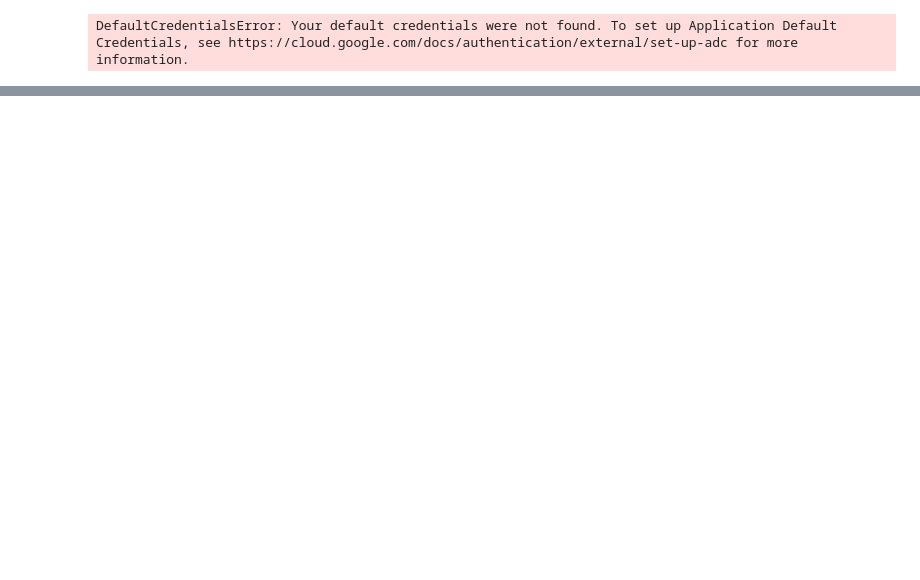
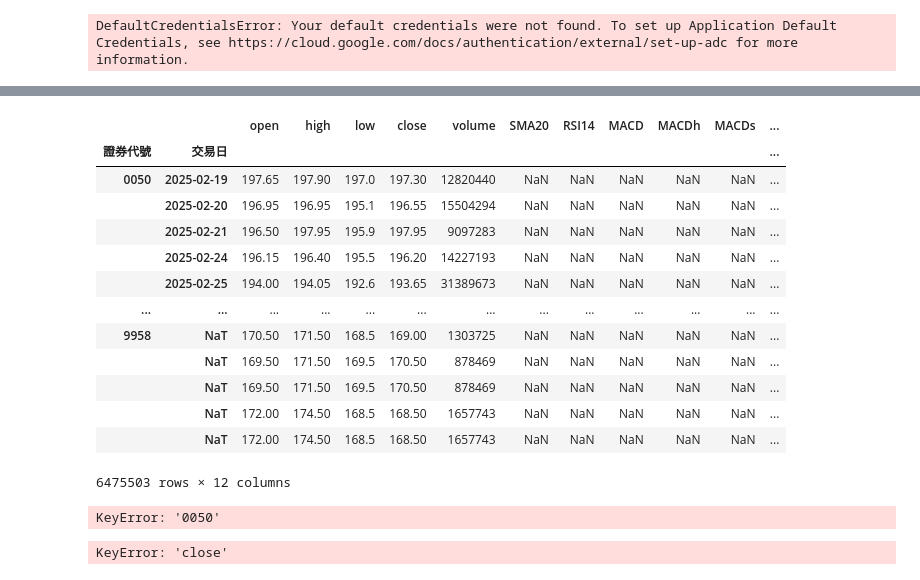
Before and after one commit to ifurther/Stocker, a Jupyter notebook: Stocker_analyze.ipynb, the cells around one changed output, grey strips where cells are left out. Cells and saved outputs as stored; diff of their text form; code cells hidden in the pictures; blank space fills up the shorter version.

Commit message:
main: fix crewle error

```diff
--- a/Stocker_analyze.ipynb
+++ b/Stocker_analyze.ipynb
@@ -280,0 +236,5 @@ Stocker2.data
+# %%
+Stocker2.data_ta = Stocker2.data[['開盤價', '最高價', '最低價', '收盤價', '成交股數']].copy()
+Stocker2.data_ta.columns = ['open', 'high', 'low', 'close', 'volume']
+# %%
+Stocker2.data_ta = Stocker2.data_ta.swaplevel('交易日', '證券代號').sort_index()
@@ -280,0 +258,34 @@ Stocker2.data
+# %%
+def add_indicators(df_group):
+    df_group = df_group.copy()
+    df_group['SMA20'] = ta.sma(df_group['close'], length=20)
+    df_group['RSI14'] = ta.rsi(df_group['close'], length=14)
+    macd = ta.macd(df_group['close'])
+    df_group['MACD'] = macd['MACD_12_26_9']
+    df_group['MACDh'] = macd['MACDh_12_26_9']
+    df_group['MACDs'] = macd['MACDs_12_26_9']
+    kd = ta.stoch(df_group['high'], df_group['low'], df_group['close'])
+    df_group['K'] = kd['STOCHk_14_3_3']
+    df_group['D'] = kd['STOCHd_14_3_3']
+    return df_group
+# %%
+add_indicators(Stocker2.data_ta)
+# %% [output]
+|  |  | open | high | low | close | volume | SMA20 | RSI14 | MACD | MACDh | MACDs | ... |
+| 證券代號 | 交易日 |  |  |  |  |  |  |  |  |  |  | ... |
+| 0050 | 2025-02-19 | 197.65 | 197.90 | 197.0 | 197.30 | 12820440 | NaN | NaN | NaN | NaN | NaN | ... |
+|  | 2025-02-20 | 196.95 | 196.95 | 195.1 | 196.55 | 15504294 | NaN | NaN | NaN | NaN | NaN | ... |
+|  | 2025-02-21 | 196.50 | 197.95 | 195.9 | 197.95 | 9097283 | NaN | NaN | NaN | NaN | NaN | ... |
+|  | 2025-02-24 | 196.15 | 196.40 | 195.5 | 196.20 | 14227193 | NaN | NaN | NaN | NaN | NaN | ... |
+|  | 2025-02-25 | 194.00 | 194.05 | 192.6 | 193.65 | 31389673 | NaN | NaN | NaN | NaN | NaN | ... |
+| ... | ... | ... | ... | ... | ... | ... | ... | ... | ... | ... | ... | ... |
+| 9958 | NaT | 170.50 | 171.50 | 168.5 | 169.00 | 1303725 | NaN | NaN | NaN | NaN | NaN | ... |
+|  | NaT | 169.50 | 171.50 | 169.5 | 170.50 | 878469 | NaN | NaN | NaN | NaN | NaN | ... |
+|  | NaT | 169.50 | 171.50 | 169.5 | 170.50 | 878469 | NaN | NaN | NaN | NaN | NaN | ... |
+|  | NaT | 172.00 | 174.50 | 168.5 | 168.50 | 1657743 | NaN | NaN | NaN | NaN | NaN | ... |
+|  | NaT | 172.00 | 174.50 | 168.5 | 168.50 | 1657743 | NaN | NaN | NaN | NaN | NaN | ... |
+6475503 rows × 12 columns
+# %%
+Stocker2.data_ta['0050']
+# %% [output]
+KeyError: '0050'
@@ -280,0 +297,4 @@ Stocker2.data
+# %%
+Stocker2.data_ta.loc['close',('證券代號')]
+# %% [output]
+KeyError: 'close'
```
Also changed, not shown: parts of 21 cells of this notebook.
